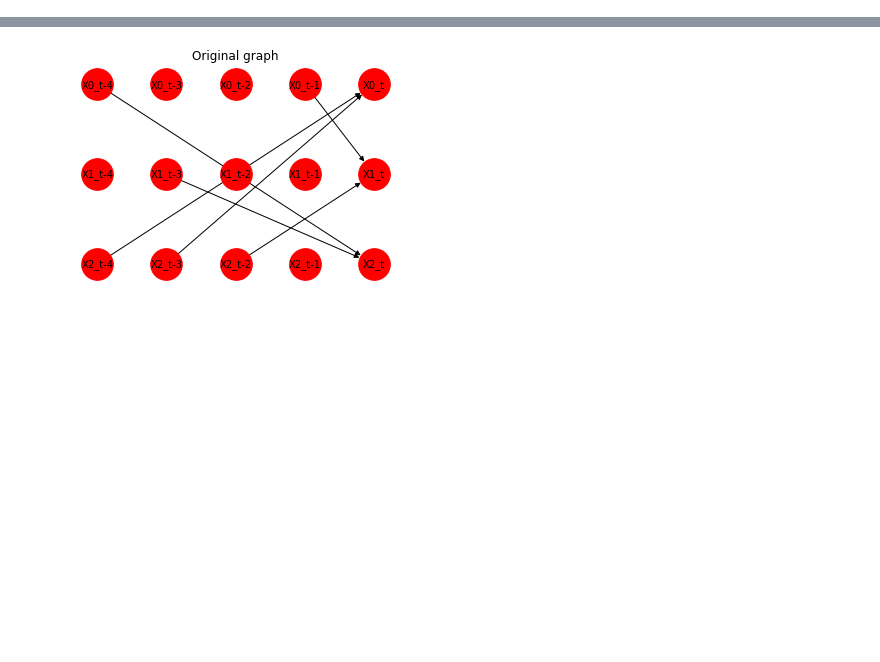
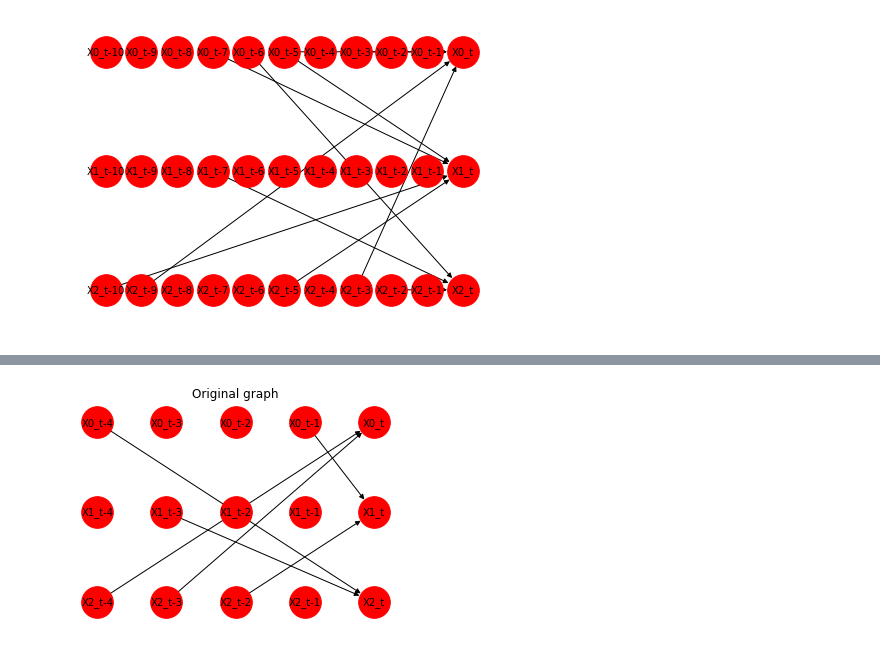
Before and after one commit to danthe96/CIoTS, a Jupyter notebook: simple_test.ipynb, the cells around one changed output, grey strips where cells are left out. Cells and saved outputs as stored; diff of their text form; code cells hidden in the pictures; blank space fills up the shorter version.

```diff
--- a/simple_test.ipynb
+++ b/simple_test.ipynb
@@ -13,8 +10,12 @@ from math import log
 from CIoTS import *
 # %%
 dimensions = 3
-max_p = 4
-incoming_edges = 2
+max_p = 10
+incoming_edges = 4
 # %%
 generator = CausalTSGenerator(dimensions=dimensions, max_p=max_p, data_length=10000, incoming_edges=incoming_edges)
 ts = generator.generate()
+# %%
+generator.draw_graph()
+# %% [output]
+[figure, added]
```
Also changed, not shown: parts of 4 cells of this notebook, 4 other files.
